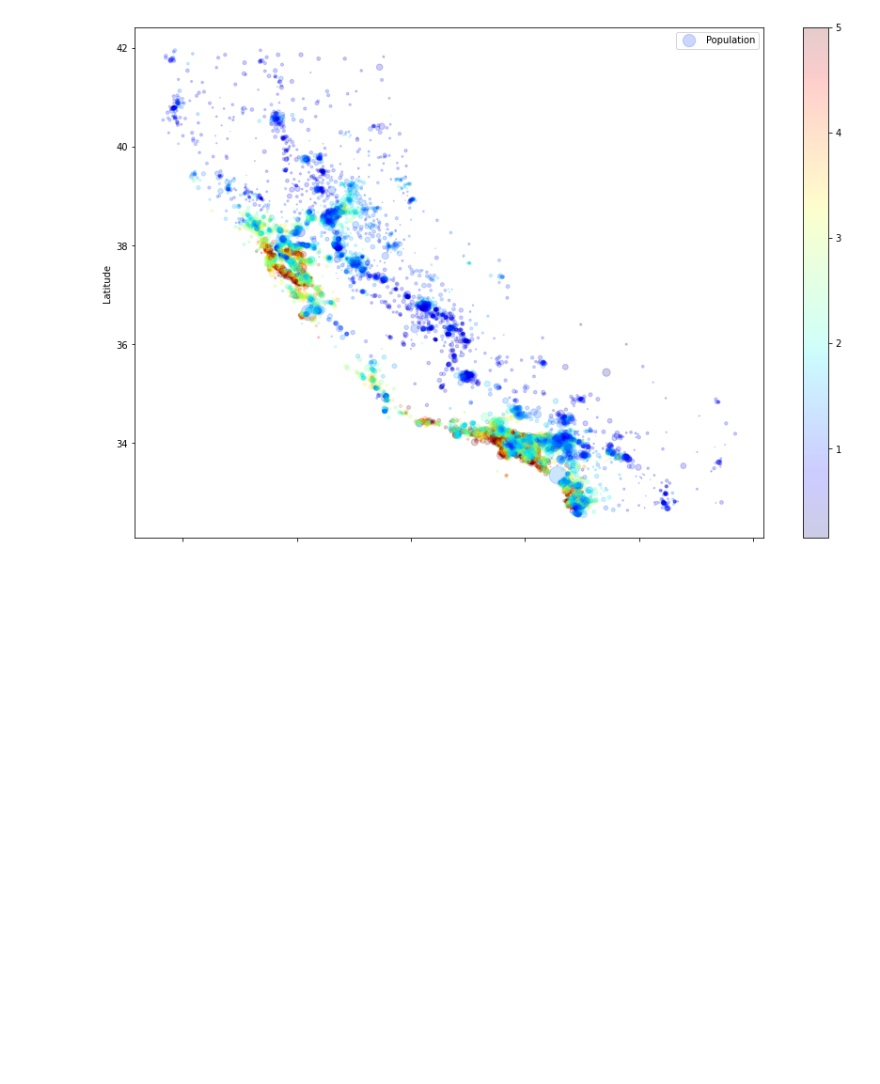
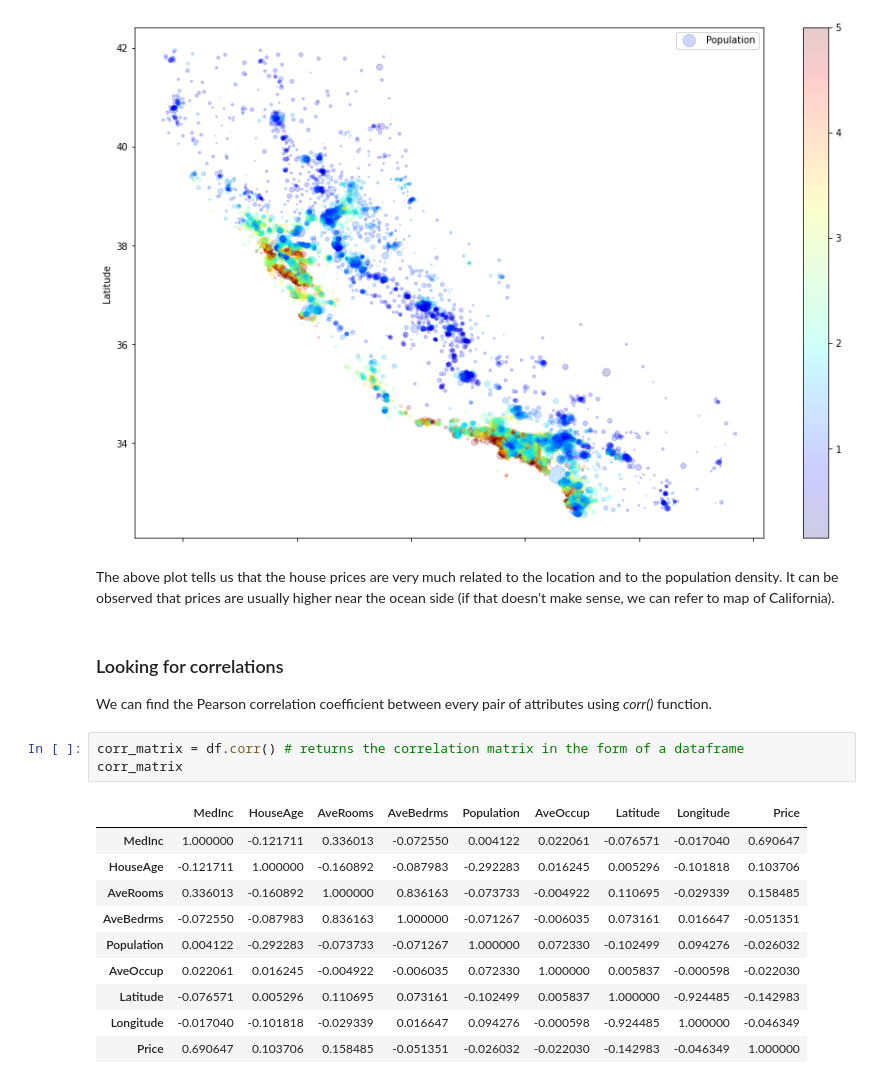
Before and after one commit to gurjinderbassi/House_price_prediction, a Jupyter notebook: house-price-prediction.ipynb, the cells around one changed output. Drawn from its saved outputs; the diff is of its cells as text; blank space fills up the shorter version.

```diff
--- a/house-price-prediction.ipynb
+++ b/house-price-prediction.ipynb
@@ -175,3 +177,22 @@ plt.legend()
 # %% [output]
 <matplotlib.legend.Legend at 0x...>
 [figure]
+# %% [markdown]
+The above plot tells us that the house prices are very much related to the location and to the population density. It can be observed that prices are usually higher near the ocean side (if that doesn't make sense, we can refer to map of California).
+# %% [markdown]
+### Looking for correlations
+We can find the Pearson correlation coefficient between every pair of attributes using *corr()* function.
+# %%
+corr_matrix = df.corr() # returns the correlation matrix in the form of a dataframe
+corr_matrix
+# %% [output]
+|  | MedInc | HouseAge | AveRooms | AveBedrms | Population | AveOccup | Latitude | Longitude | Price |
+| MedInc | 1.000000 | -0.121711 | 0.336013 | -0.072550 | 0.004122 | 0.022061 | -0.076571 | -0.017040 | 0.690647 |
+| HouseAge | -0.121711 | 1.000000 | -0.160892 | -0.087983 | -0.292283 | 0.016245 | 0.005296 | -0.101818 | 0.103706 |
+| AveRooms | 0.336013 | -0.160892 | 1.000000 | 0.836163 | -0.073733 | -0.004922 | 0.110695 | -0.029339 | 0.158485 |
+| AveBedrms | -0.072550 | -0.087983 | 0.836163 | 1.000000 | -0.071267 | -0.006035 | 0.073161 | 0.016647 | -0.051351 |
+| Population | 0.004122 | -0.292283 | -0.073733 | -0.071267 | 1.000000 | 0.072330 | -0.102499 | 0.094276 | -0.026032 |
+| AveOccup | 0.022061 | 0.016245 | -0.004922 | -0.006035 | 0.072330 | 1.000000 | 0.005837 | -0.000598 | -0.022030 |
+| Latitude | -0.076571 | 0.005296 | 0.110695 | 0.073161 | -0.102499 | 0.005837 | 1.000000 | -0.924485 | -0.142983 |
+| Longitude | -0.017040 | -0.101818 | -0.029339 | 0.016647 | 0.094276 | -0.000598 | -0.924485 | 1.000000 | -0.046349 |
+| Price | 0.690647 | 0.103706 | 0.158485 | -0.051351 | -0.026032 | -0.022030 | -0.142983 | -0.046349 | 1.000000 |
```
Also changed, not shown: parts of 12 cells of this notebook.
